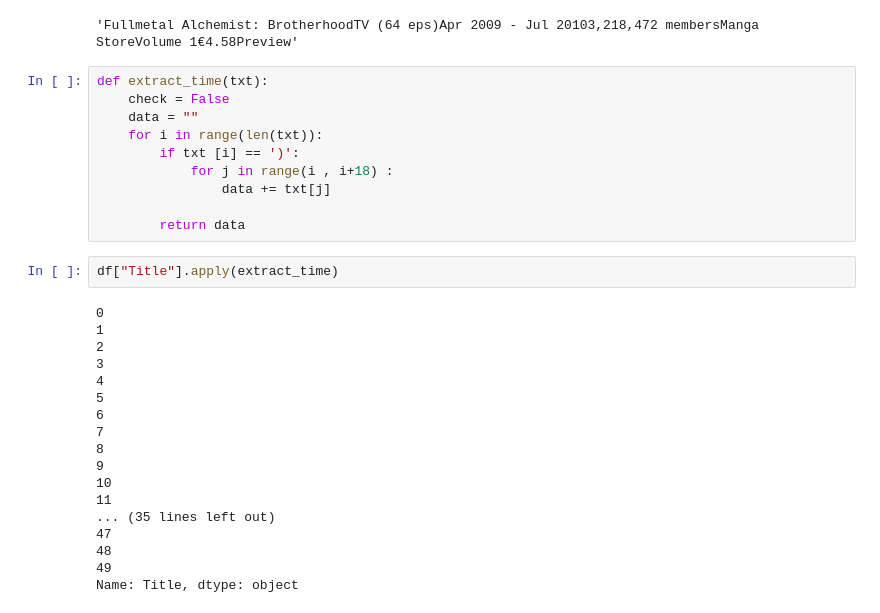
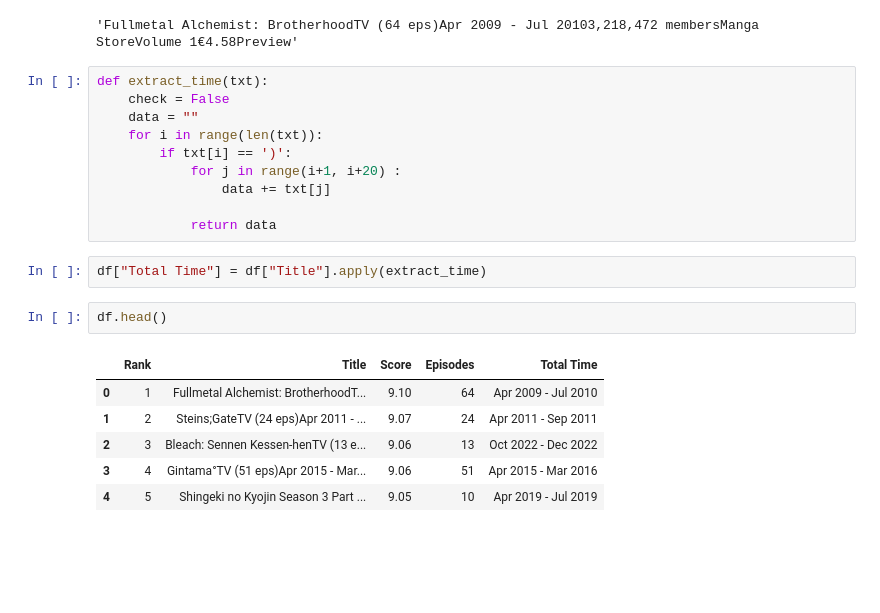
Before and after one commit to Rajni0327/pandas, a Jupyter notebook: Feature_Extraction.ipynb, the cells around one changed output. Saved outputs shown, nothing was run; the diff lists cells and outputs as text; blank space fills up the shorter version.

```diff
--- a/Feature_Extraction.ipynb
+++ b/Feature_Extraction.ipynb
@@ -136,28 +116,19 @@ def extract_time(txt):
     check = False
     data = ""
     for i in range(len(txt)):
-        if txt [i] == ')':
-            for j in range(i , i+18) :
+        if txt[i] == ')':
+            for j in range(i+1, i+20) :
                 data += txt[j]
 
-        return data
+            return data
 # %%
-df["Title"].apply(extract_time)
+df["Total Time"] = df["Title"].apply(extract_time)
-# %% [output]
-0
-1
-2
-3
-4
-5
-6
-7
-8
-9
-10
-11
-... (35 lines left out)
-47
-48
-49
-Name: Title, dtype: object
+# %%
+df.head()
+# %% [output]
+|  | Rank | Title | Score | Episodes | Total Time |
+| 0 | 1 | Fullmetal Alchemist: BrotherhoodT... | 9.10 | 64 | Apr 2009 - Jul 2010 |
+| 1 | 2 | Steins;GateTV (24 eps)Apr 2011 - ... | 9.07 | 24 | Apr 2011 - Sep 2011 |
+| 2 | 3 | Bleach: Sennen Kessen-henTV (13 e... | 9.06 | 13 | Oct 2022 - Dec 2022 |
+| 3 | 4 | Gintama°TV (51 eps)Apr 2015 - Mar... | 9.06 | 51 | Apr 2015 - Mar 2016 |
+| 4 | 5 | Shingeki no Kyojin Season 3 Part ... | 9.05 | 10 | Apr 2019 - Jul 2019 |
```
Also changed, not shown: parts of 20 cells of this notebook.
